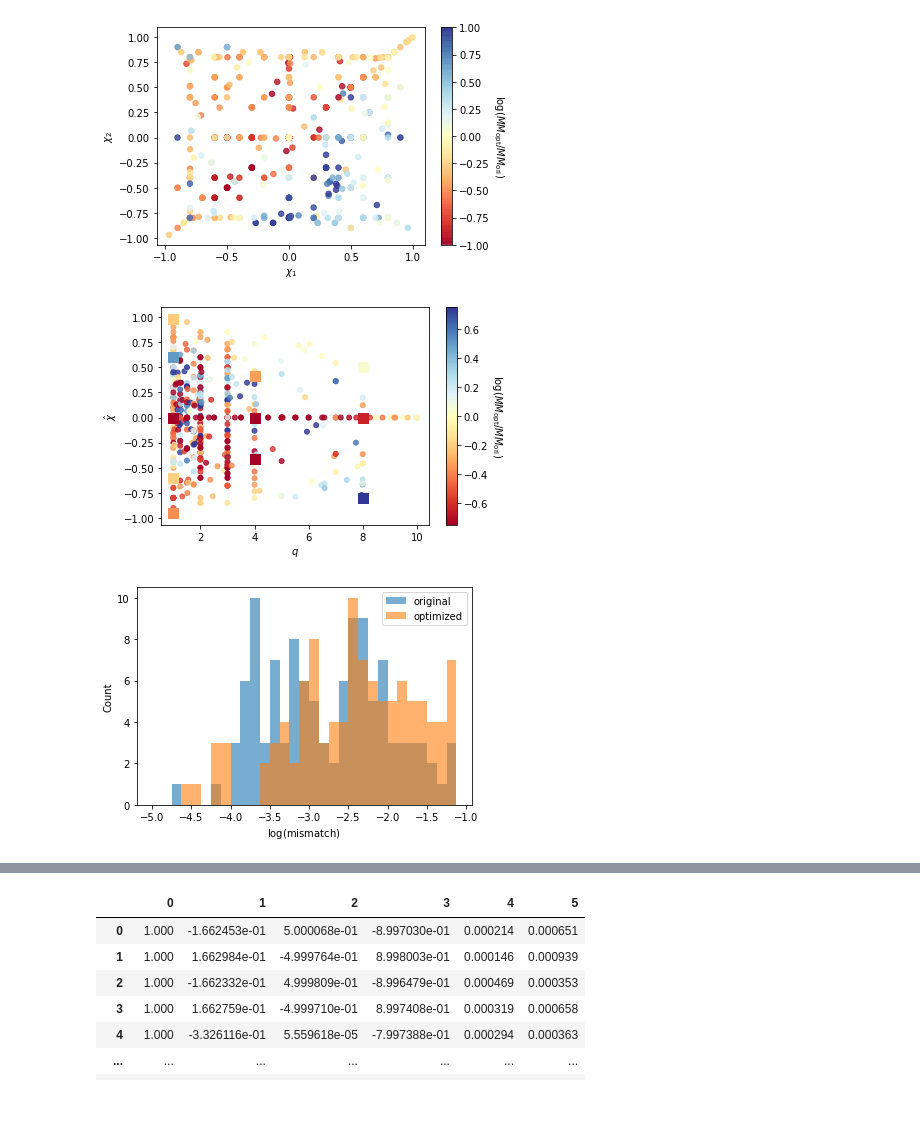
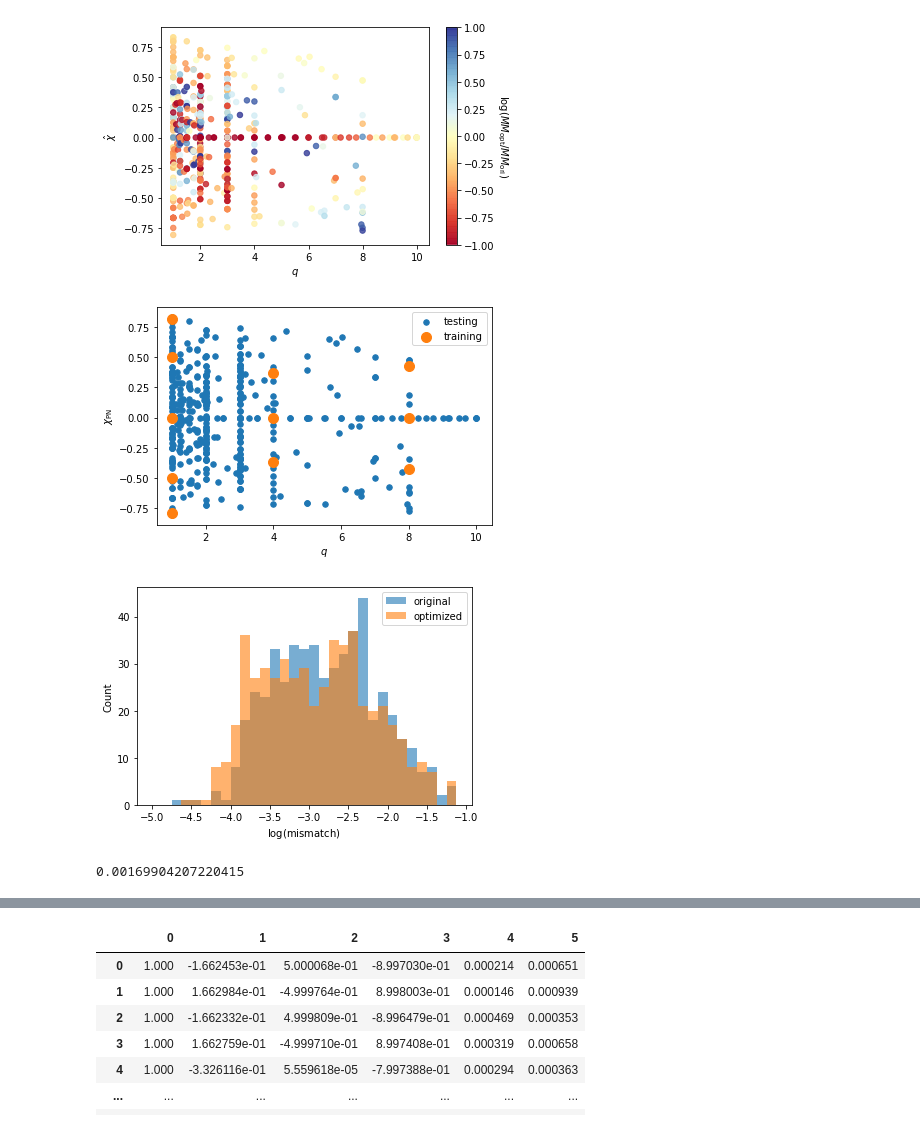
Before and after one commit to kelvin33550336/IMRPhenomD, a Jupyter notebook: plot.ipynb, the cells around one changed output, grey strips where cells are left out. Saved outputs shown, nothing was run; the diff lists cells and outputs as text; code cells hidden in the pictures.

```diff
--- a/plot.ipynb
+++ b/plot.ipynb
@@ -108,38 +145,42 @@ for catalog_number in name:
 log_diff = np.log10(data[:,2]/data[:,1])
 cm = plt.cm.get_cmap('RdYlBu')
 colors = log_diff
-sc = plt.scatter(chi1_list, chi2_list, c=colors, vmin=-1, vmax=1, s=30, cmap=cm, alpha=0.8)
+sc = plt.scatter(q_list, chi_list, c=colors, vmin=-1, vmax=1, s=30, cmap=cm, alpha=0.8)
 plt.colorbar(sc).ax.set_ylabel('$\log(MM_{\mathrm{opt}}/MM_{\mathrm{ori}})$', rotation=270, labelpad=15)
 # plt.show()
-plt.xlabel('$\chi_1$')
-plt.ylabel('$\chi_2$')
-plt.savefig('./figures/param_space/ps_q148.pdf', dpi=5000, bbox_inches = 'tight')
+plt.xlabel('$q$')
+plt.ylabel('$\hat{\chi}$')
+plt.savefig('./figures/param_space/ps_q148_qchi.pdf', dpi=5000, bbox_inches = 'tight')
 # plt.show()
 # %% [output]
-[figure, old version]
+[figure, new version]
 # %%
+log_diff = np.log10(data[:,2]/data[:,1])
 cm = plt.cm.get_cmap('RdYlBu')
-colors = log_diff
-plt.scatter(q_list, chi_list, c=logdiff_test, vmin=-.75, vmax=.75, s=25, cmap=cm, alpha=0.8)
-plt.scatter(q_list_train, chi_list_train, c=logdiff_train, vmin=-.75, vmax=.75, s=100, cmap=cm, alpha=1, marker='s')
-plt.colorbar().ax.set_ylabel('$\log(MM_{\mathrm{opt}}/MM_{\mathrm{ori}})$', rotation=270, labelpad=15)
+# colors = log_diff
+plt.scatter(q_list, chi_list, s=30, label='testing')
+plt.scatter(q_list_train, chi_list_train, s=100, label='training')
+# plt.colorbar(sc).ax.set_ylabel('$\log(MM_{\mathrm{opt}}/MM_{\mathrm{ori}})$', rotation=270, labelpad=15)
 # plt.show()
+plt.legend()
 plt.xlabel('$q$')
-plt.ylabel('$\hat{\chi}$')
-# plt.savefig('/mnt/home/klam1/code/testing_data/param_space_q1248_fl_logdiff_qchieff.pdf', dpi=5000, bbox_inches = 'tight')
-plt.show()
+plt.ylabel('$\chi_{\mathrm{PN}}$')
+plt.savefig('./figures/param_space/intrin_space.pdf', dpi=5000, bbox_inches = 'tight')
+# plt.show()
 # %% [output]
-[figure, old version]
+[figure, new version]
 # %%
-data = pd.read_csv('./plotting_data/1pos2neg_filtered.dat', delimiter=' ', header=None)
+data = pd.read_csv('./plotting_data/q148_fl_testing.dat', delimiter=' ', header=None)
 bins = np.arange(-5, -1, 0.125)
 plt.hist(np.log10(data[1]).values, bins=bins, alpha=0.6, label='original')
 plt.hist(np.log10(data[2].values), bins=bins, alpha=0.6, label='optimized')
 # plt.axvline(np.mean(log_diff), color='orange', label='mean = %.4f' % np.mean(log_diff))
 plt.legend()
 plt.ylabel('Count')
 plt.xlabel('$\log(\mathrm{mismatch})$')
-# plt.show()
-plt.savefig('mismatch/1pos2neg.pdf', dpi=5000, bbox_inches='tight')
+plt.show()
+# plt.savefig('mismatch/1pos2neg.pdf', dpi=5000, bbox_inches='tight')
+print(np.median(data[1]))
 # %% [output]
-[figure, old version]
+[figure, new version]
+0.00169904207220415
```
Also changed, not shown: parts of 5 cells of this notebook, 8 other files.
